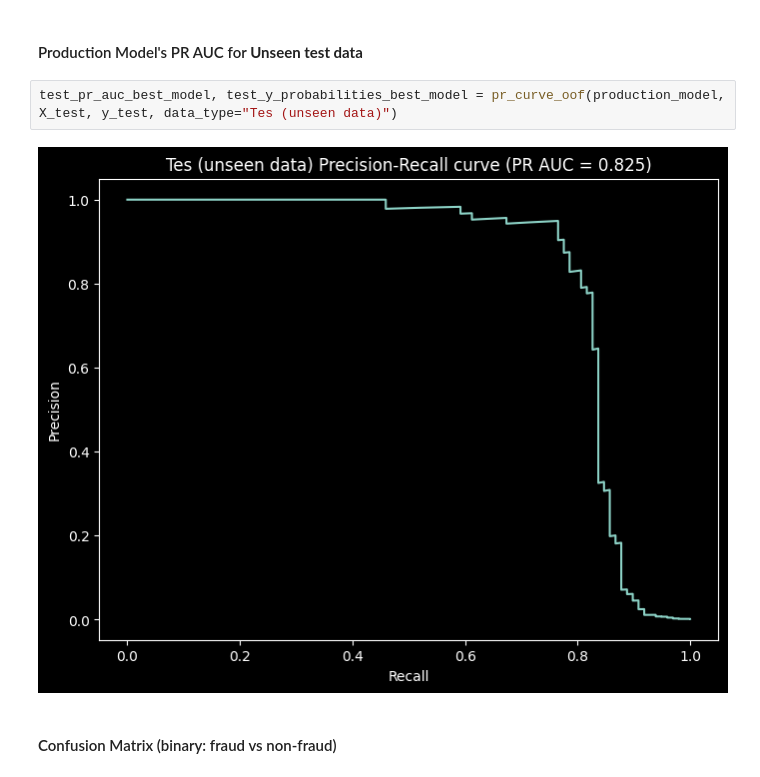
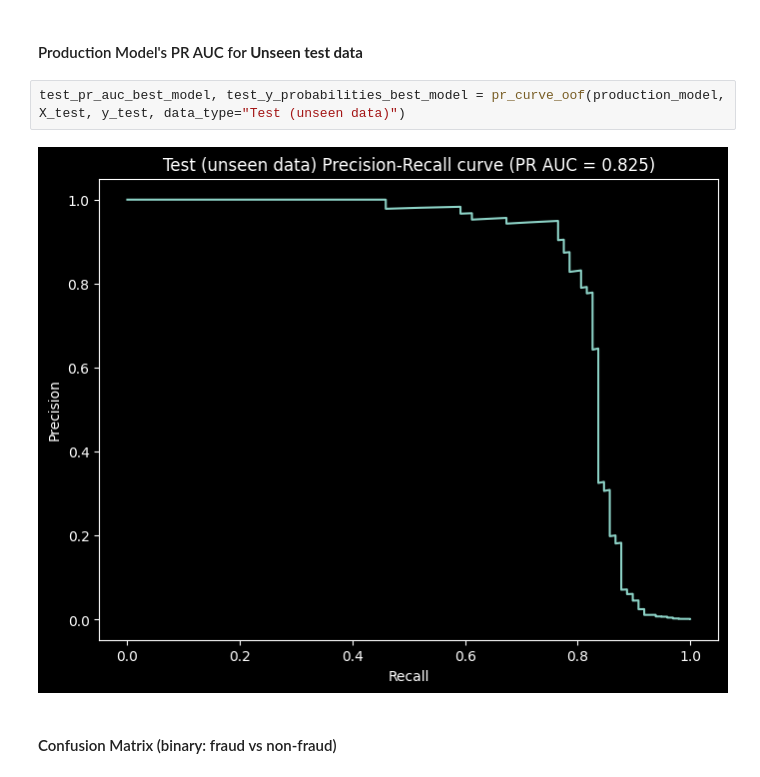
Before and after one commit to MohanadAlemam/fraud-detection-credit-card, a Jupyter notebook: notebooks/05_results_analysis.ipynb, the cells around one changed output. Saved outputs shown, nothing was run; the diff lists cells and outputs as text.

Commit message:
chore: fix spelling mistake tes - test, in PR AUC plot for test data

```diff
--- a/notebooks/05_results_analysis.ipynb
+++ b/notebooks/05_results_analysis.ipynb
@@ -227,9 +227,9 @@ The macro-average provides a global metric reflective of the overall dataset.
 # %% [markdown]
 #### Production Model's PR AUC for **Unseen test data**
 # %%
-test_pr_auc_best_model, test_y_probabilities_best_model = pr_curve_oof(production_model, X_test, y_test, data_type="Tes (unseen data)")
+test_pr_auc_best_model, test_y_probabilities_best_model = pr_curve_oof(production_model, X_test, y_test, data_type="Test (unseen data)")
 # %% [output]
-[figure, old version]
+[figure, new version]
 # %% [markdown]
 #### Confusion Matrix (binary: fraud vs non-fraud)
 # %%
```
